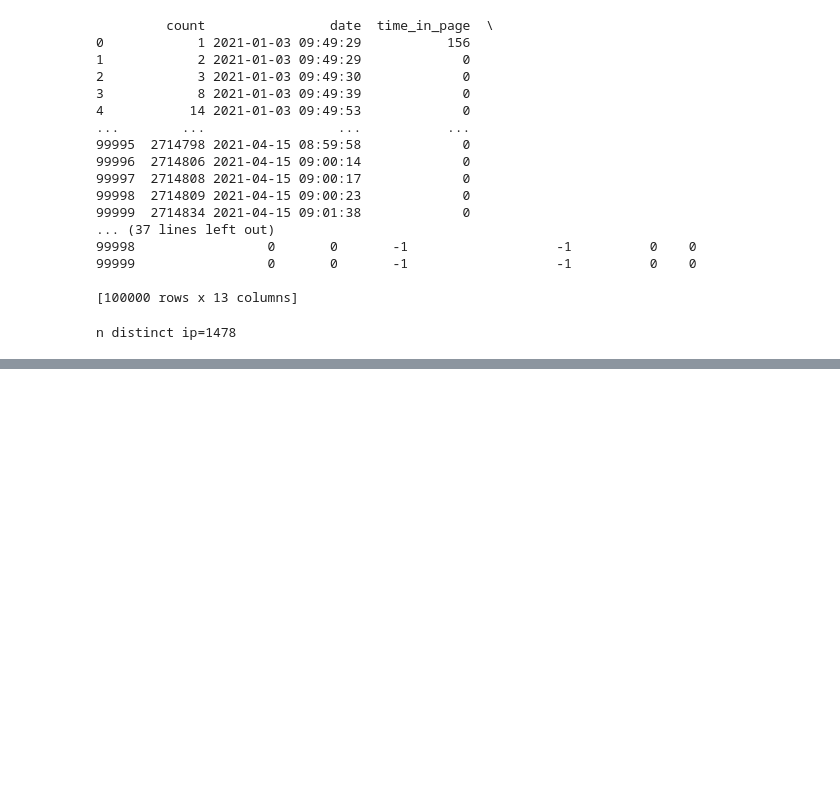
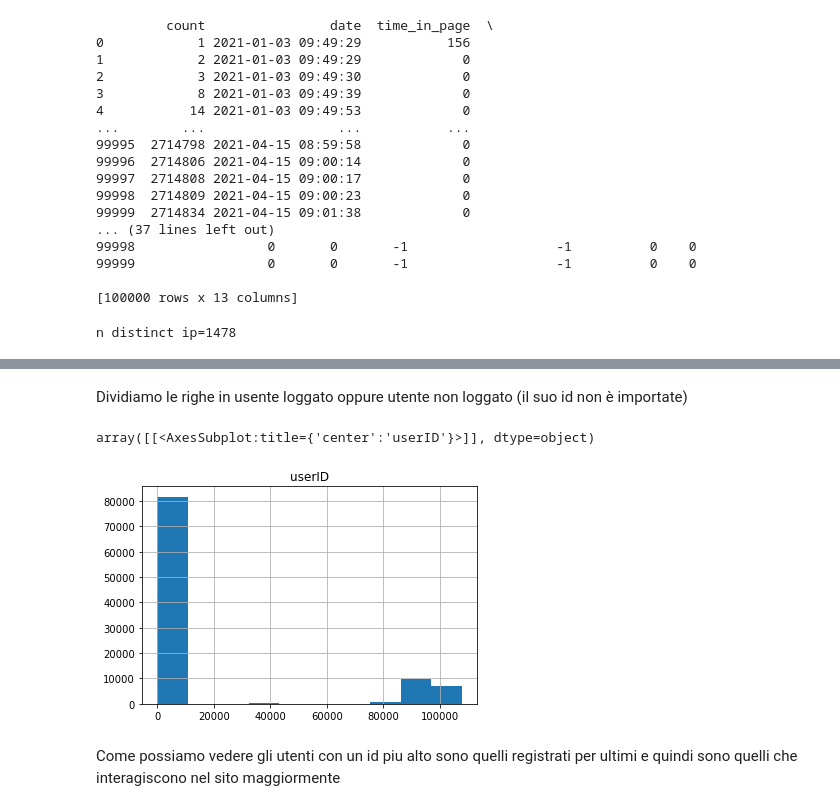
Before and after one commit to francobelloni85/DataMiningUni, a Jupyter notebook: BotDetection.ipynb, the cells around one changed output, grey strips where cells are left out. Saved outputs shown, nothing was run; the diff lists cells and outputs as text; code cells hidden in the pictures; blank space fills up the shorter version.

```diff
--- a/BotDetection.ipynb
+++ b/BotDetection.ipynb
@@ -423,0 +605,9 @@ Time elapse:343.9047 s
+# %% [markdown]
+Dividiamo le righe in usente loggato oppure utente non loggato (il suo id non è importate)
+# %%
+data_result.hist(column='userID')
+# %% [output]
+array([[<AxesSubplot:title={'center':'userID'}>]], dtype=object)
+[figure, added]
+# %% [markdown]
+Come possiamo vedere gli utenti con un id piu alto sono quelli registrati per ultimi e quindi sono quelli che interagiscono nel sito maggiormente
```
Also changed, not shown: parts of 41 cells of this notebook, 1 other file.
